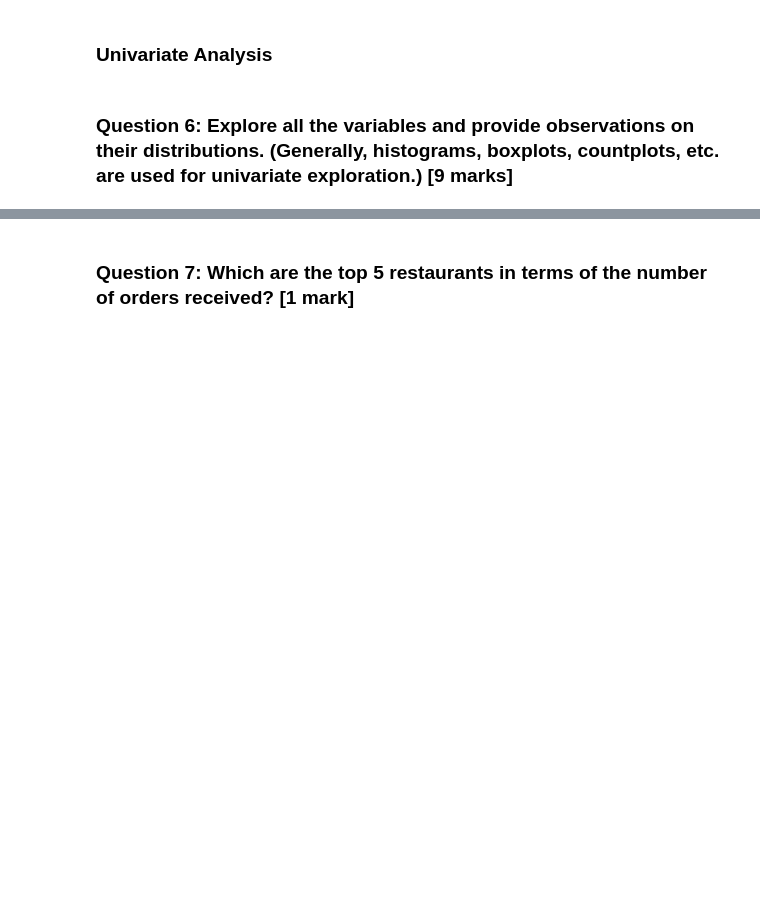
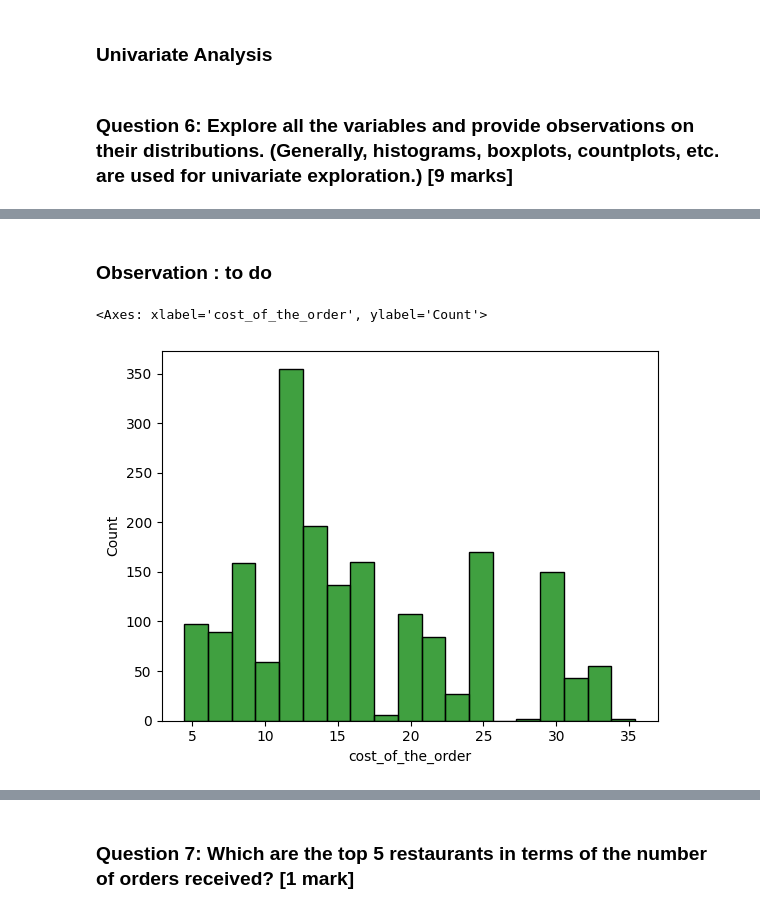
Before and after one commit to SudipKundu2023/Greatlearning, a Jupyter notebook: FoodHubUsecase/PYF_Project_Learner_Notebook_Full_Code.ipynb, the cells around one changed output, grey strips where cells are left out. Drawn from its saved outputs; the diff is of its cells as text; code cells hidden in the pictures; blank space fills up the shorter version.

```diff
--- a/FoodHubUsecase/PYF_Project_Learner_Notebook_Full_Code.ipynb
+++ b/FoodHubUsecase/PYF_Project_Learner_Notebook_Full_Code.ipynb
@@ -170,0 +190,7 @@ df['order_id'].groupby(df['rating']).count().reset_index(name="count")
+# %% [markdown]
+### Observation : to do
+# %%
+sns.histplot(data=df,x='cost_of_the_order',color='green')
+# %% [output]
+<Axes: xlabel='cost_of_the_order', ylabel='Count'>
+[figure, added]
```
Also changed, not shown: parts of 5 cells of this notebook.
